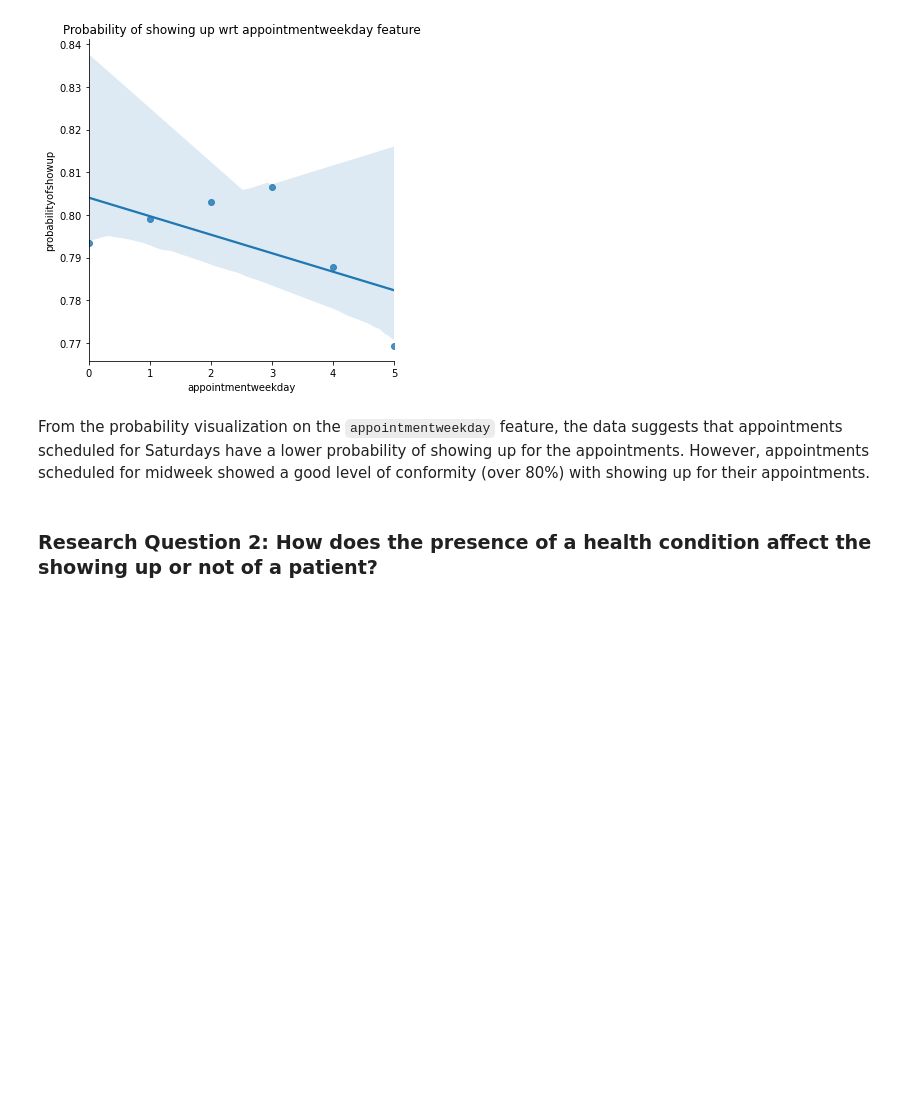
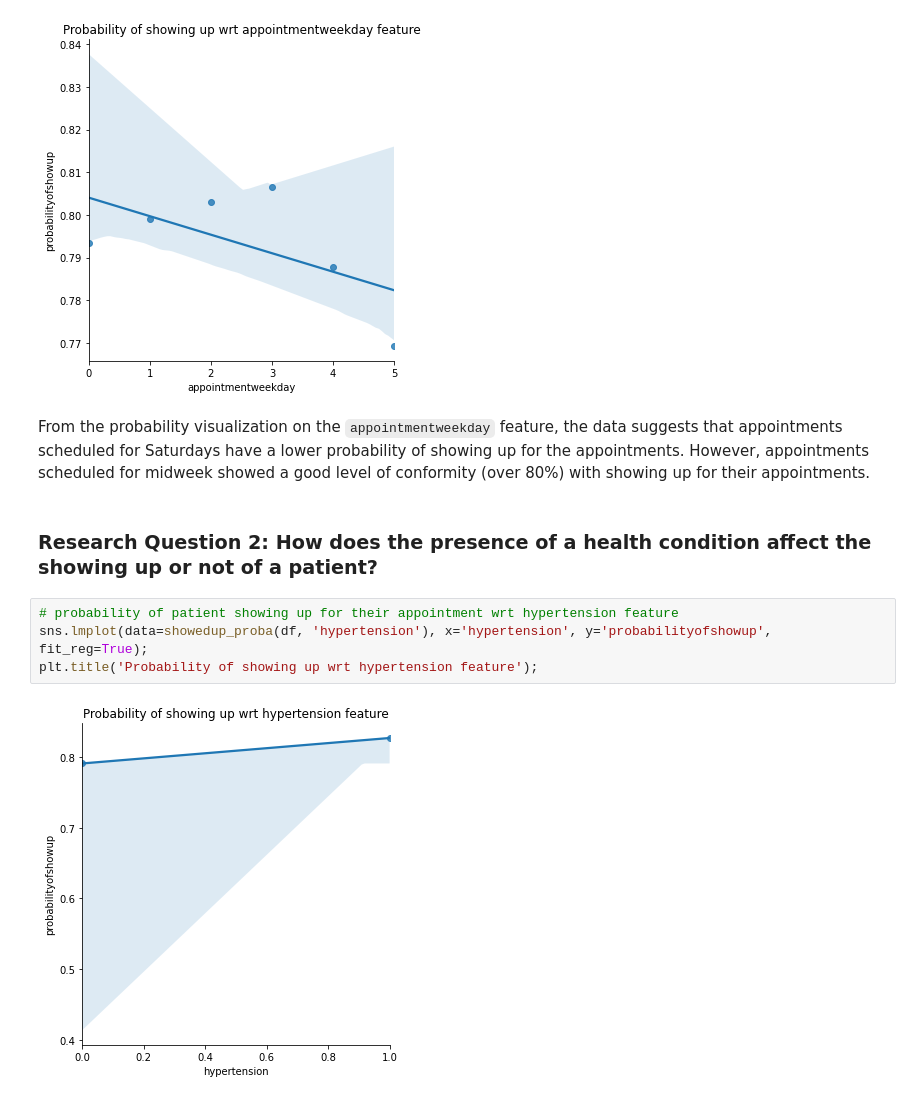
Before and after one commit to ArthurEzenwanne/investigate-a-dataset, a Jupyter notebook: Investigate_a_Dataset.ipynb, the cells around one changed output. Drawn from its saved outputs; the diff is of its cells as text; blank space fills up the shorter version.

```diff
--- a/Investigate_a_Dataset.ipynb
+++ b/Investigate_a_Dataset.ipynb
@@ -591,3 +591,9 @@ plt.title('Probability of showing up wrt appointmentweekday feature');
 From the probability visualization on the `appointmentweekday` feature, the data suggests that appointments scheduled for Saturdays have a lower probability  of showing up for the appointments. However, appointments scheduled for midweek showed a good level of conformity (over 80%) with showing up for their appointments.
 # %% [markdown]
 ### Research Question 2: How does the presence of a health condition affect the showing up or not of a patient?
+# %%
+# probability of patient showing up for their appointment wrt hypertension feature
+sns.lmplot(data=showedup_proba(df, 'hypertension'), x='hypertension', y='probabilityofshowup', fit_reg=True);
+plt.title('Probability of showing up wrt hypertension feature');
+# %% [output]
+[figure, added]
```
Also changed, not shown: parts of 10 cells of this notebook.
